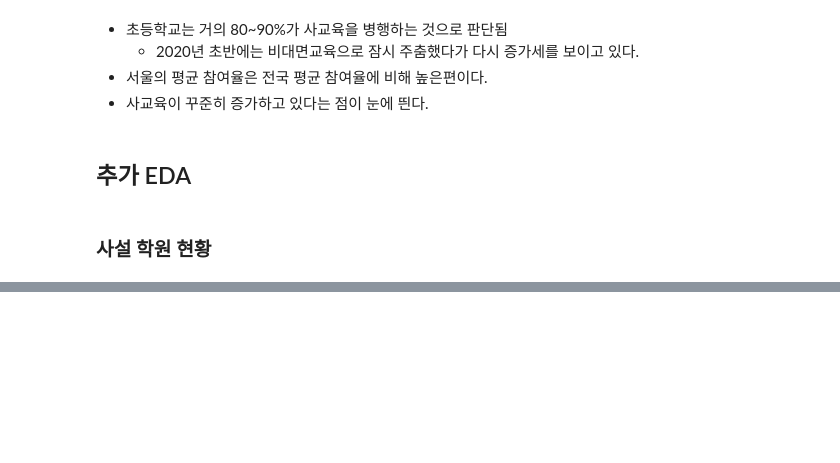
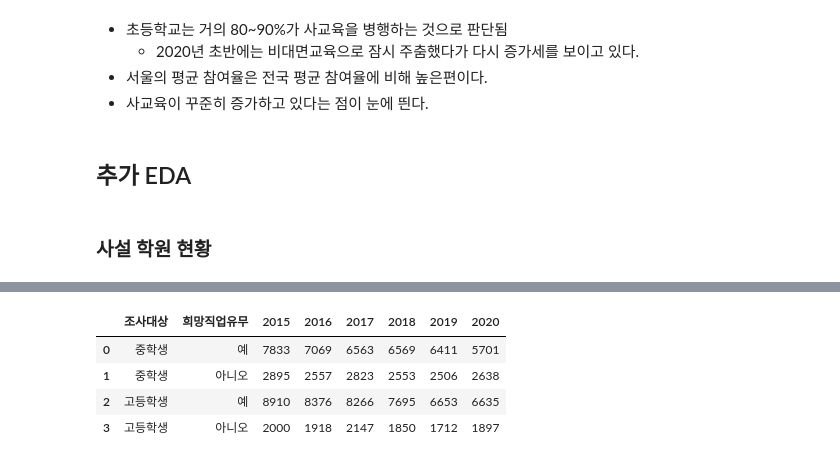
Before and after one commit to moonstar97/Structure, a Jupyter notebook: 가설1번_EDA.ipynb, the cells around one changed output, grey strips where cells are left out. Drawn from its saved outputs; the diff is of its cells as text; code cells hidden in the pictures; blank space fills up the shorter version.

```diff
--- a/가설1번_EDA.ipynb
+++ b/가설1번_EDA.ipynb
@@ -473,0 +621,8 @@ plt.show()
+# %%
+df_dream
+# %% [output]
+|  | 조사대상 | 희망직업유무 | 2015 | 2016 | 2017 | 2018 | 2019 | 2020 |
+| 0 | 중학생 | 예 | 7833 | 7069 | 6563 | 6569 | 6411 | 5701 |
+| 1 | 중학생 | 아니오 | 2895 | 2557 | 2823 | 2553 | 2506 | 2638 |
+| 2 | 고등학생 | 예 | 8910 | 8376 | 8266 | 7695 | 6653 | 6635 |
+| 3 | 고등학생 | 아니오 | 2000 | 1918 | 2147 | 1850 | 1712 | 1897 |
```
Also changed, not shown: parts of 20 cells of this notebook, 6 other files.
